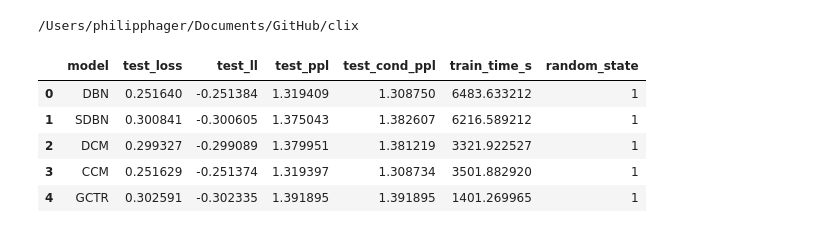
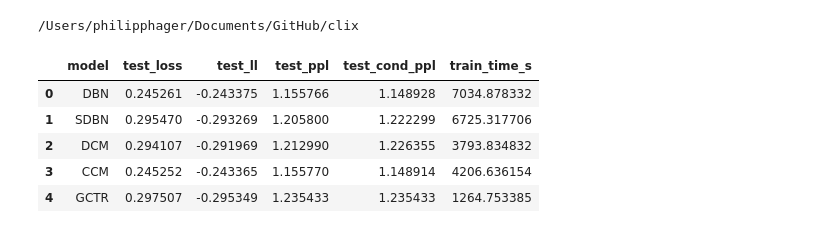
Before and after one commit to philipphager/clax, a Jupyter notebook: notebooks/3-baidu-ultr.ipynb, the cells around one changed output. Cells and saved outputs as stored; diff of their text form; code cells hidden in the pictures.

```diff
--- a/notebooks/3-baidu-ultr.ipynb
+++ b/notebooks/3-baidu-ultr.ipynb
@@ -8,10 +11,12 @@ import altair as alt
+# %%
+result_dir = Path("clax-results/3-baidu-ultr-embeddings/")
 # %%
-df = pd.read_csv("results/3-baidu-ultr/test.csv")
+df = pd.concat([pd.read_csv(f) for f in list(result_dir.glob("*/test_*.csv"))], ignore_index=True)
 df.head()
 # %% [output]
-|  | model | test_loss | test_ll | test_ppl | test_cond_ppl | train_time_s | random_state |
-| 0 | DBN | 0.251640 | -0.251384 | 1.319409 | 1.308750 | 6483.633212 | 1 |
-| 1 | SDBN | 0.300841 | -0.300605 | 1.375043 | 1.382607 | 6216.589212 | 1 |
-| 2 | DCM | 0.299327 | -0.299089 | 1.379951 | 1.381219 | 3321.922527 | 1 |
-| 3 | CCM | 0.251629 | -0.251374 | 1.319397 | 1.308734 | 3501.882920 | 1 |
-| 4 | GCTR | 0.302591 | -0.302335 | 1.391895 | 1.391895 | 1401.269965 | 1 |
+|  | model | test_loss | test_ll | test_ppl | test_cond_ppl | train_time_s |
+| 0 | DBN | 0.245261 | -0.243375 | 1.155766 | 1.148928 | 7034.878332 |
+| 1 | SDBN | 0.295470 | -0.293269 | 1.205800 | 1.222299 | 6725.317706 |
+| 2 | DCM | 0.294107 | -0.291969 | 1.212990 | 1.226355 | 3793.834832 |
+| 3 | CCM | 0.245252 | -0.243365 | 1.155770 | 1.148914 | 4206.636154 |
+| 4 | GCTR | 0.297507 | -0.295349 | 1.235433 | 1.235433 | 1264.753385 |
```
Also changed, not shown: parts of 7 cells of this notebook, 7 other files.
